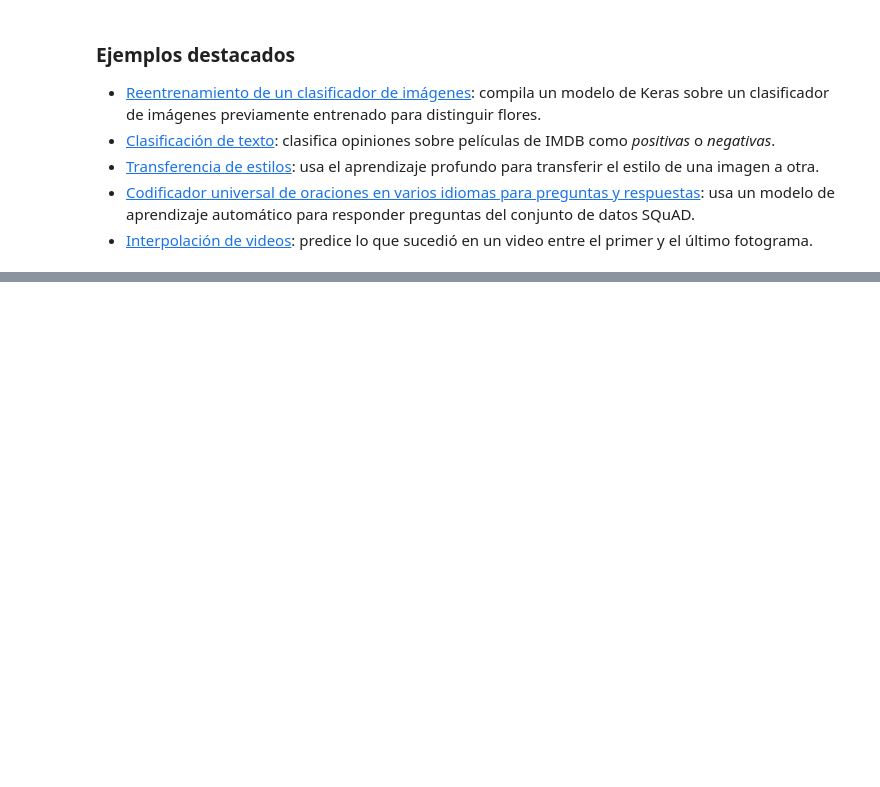
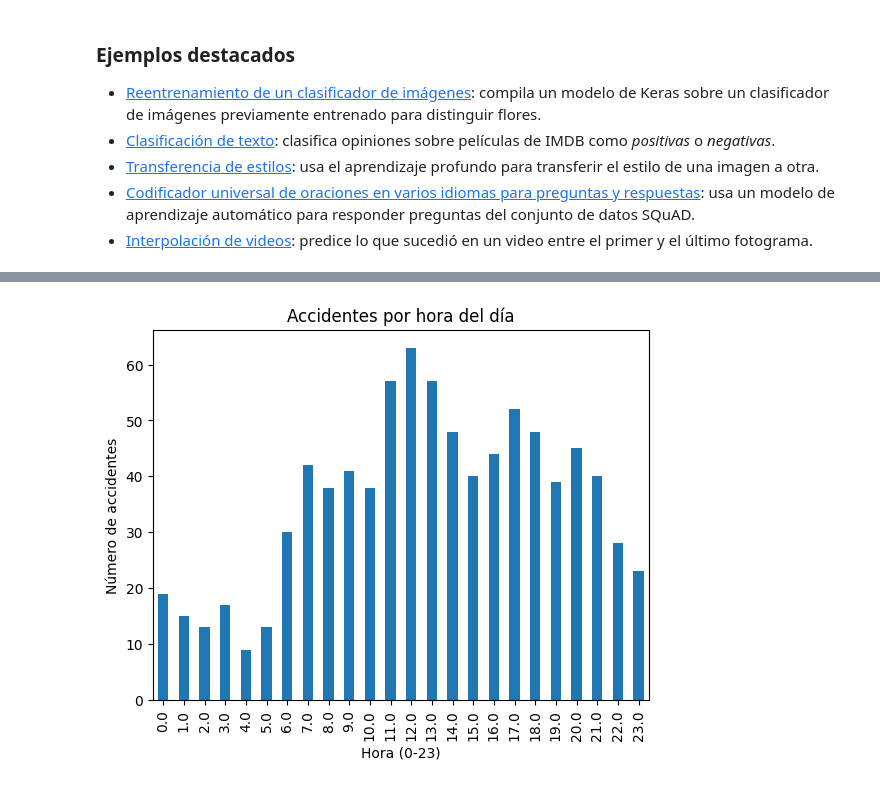
Before and after one commit to alemano/accidentalidad-tulua, a Jupyter notebook: notebooks/etl_accidentalidad_tulua.ipynb, the cells around one changed output, grey strips where cells are left out. Cells and saved outputs as stored; diff of their text form; code cells hidden in the pictures; blank space fills up the shorter version.

```diff
--- a/notebooks/etl_accidentalidad_tulua.ipynb
+++ b/notebooks/etl_accidentalidad_tulua.ipynb
@@ -212,0 +507,12 @@ Estos son algunos de los notebooks relacionados con el aprendizaje automático;
+# %%
+## accidentes por hora
+conteo_hora = df['hora_num'].value_counts().sort_index()
+
+plt.figure()
+conteo_hora.plot(kind='bar')
+plt.title("Accidentes por hora del día")
+plt.xlabel("Hora (0-23)")
+plt.ylabel("Número de accidentes")
+plt.show()
+# %% [output]
+[figure, added]
```
Also changed, not shown: parts of 34 cells of this notebook.
